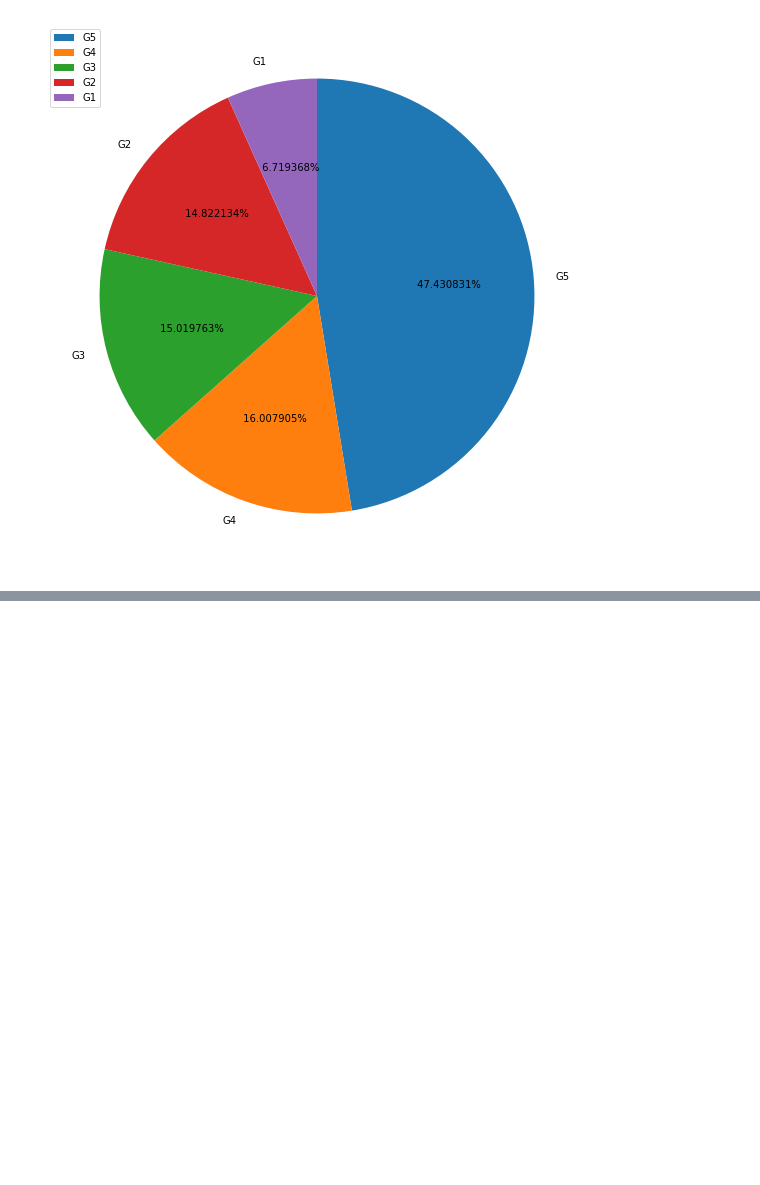
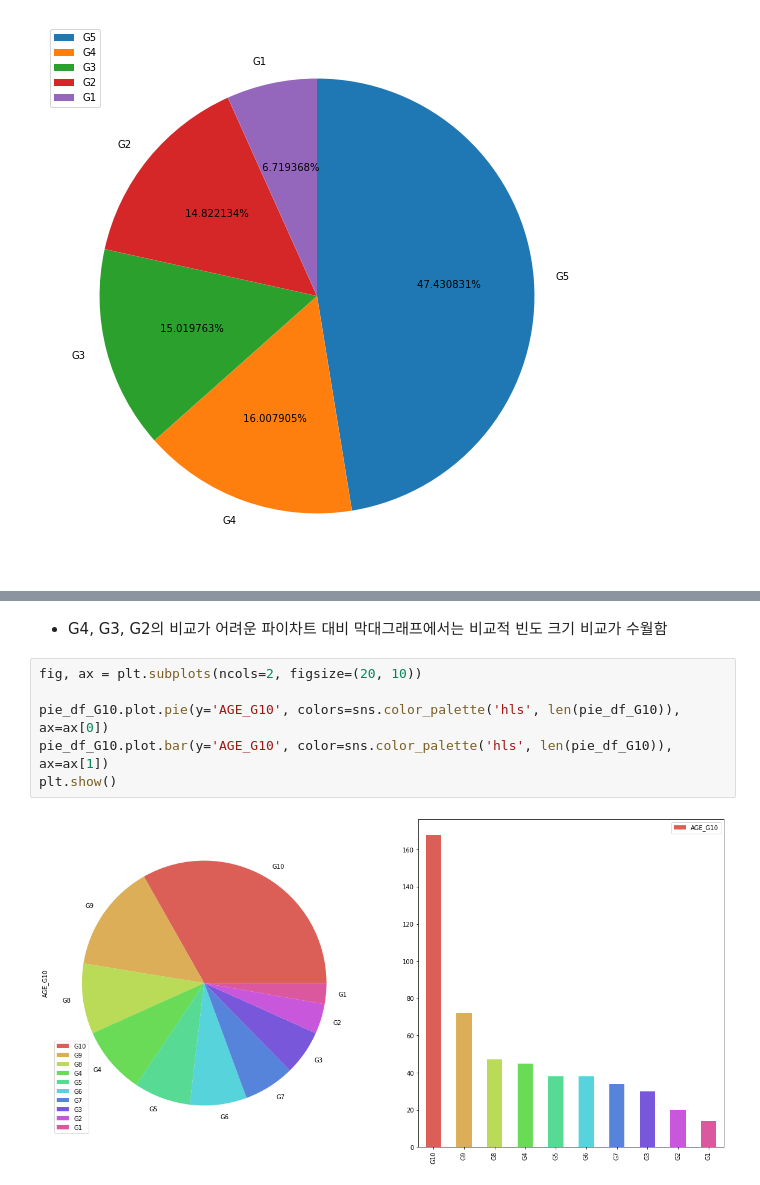
Before and after one commit to Jihwan98/aivle_school, a Jupyter notebook: pre_study/4.2 일변량 시각화.ipynb, the cells around one changed output, grey strips where cells are left out. Drawn from its saved outputs; the diff is of its cells as text; blank space fills up the shorter version.

```diff
--- a/pre_study/4.2 일변량 시각화.ipynb
+++ b/pre_study/4.2 일변량 시각화.ipynb
@@ -119,0 +147,10 @@ plt.show()
+# %% [markdown]
+- G4, G3, G2의 비교가 어려운 파이차트 대비 막대그래프에서는 비교적 빈도 크기 비교가 수월함
+# %%
+fig, ax = plt.subplots(ncols=2, figsize=(20, 10))
+
+pie_df_G10.plot.pie(y='AGE_G10', colors=sns.color_palette('hls', len(pie_df_G10)), ax=ax[0])
+pie_df_G10.plot.bar(y='AGE_G10', color=sns.color_palette('hls', len(pie_df_G10)), ax=ax[1])
+plt.show()
+# %% [output]
+[figure, added]
```
Also changed, not shown: parts of 19 cells of this notebook.
